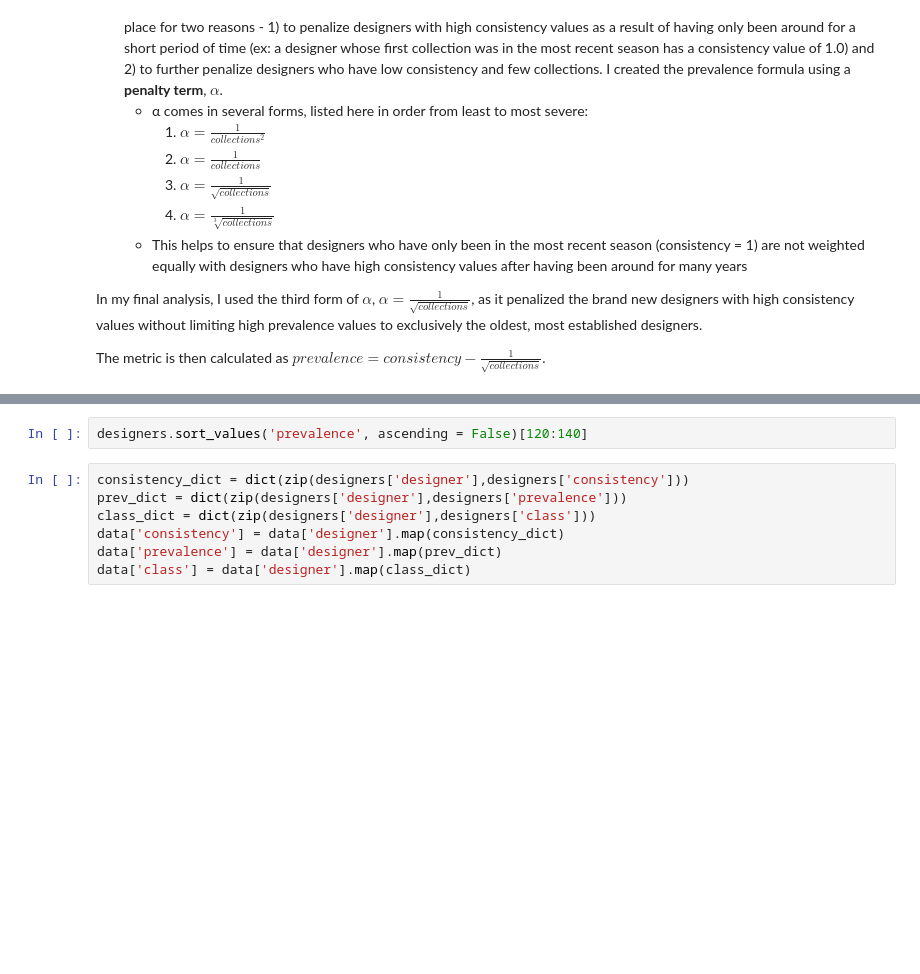
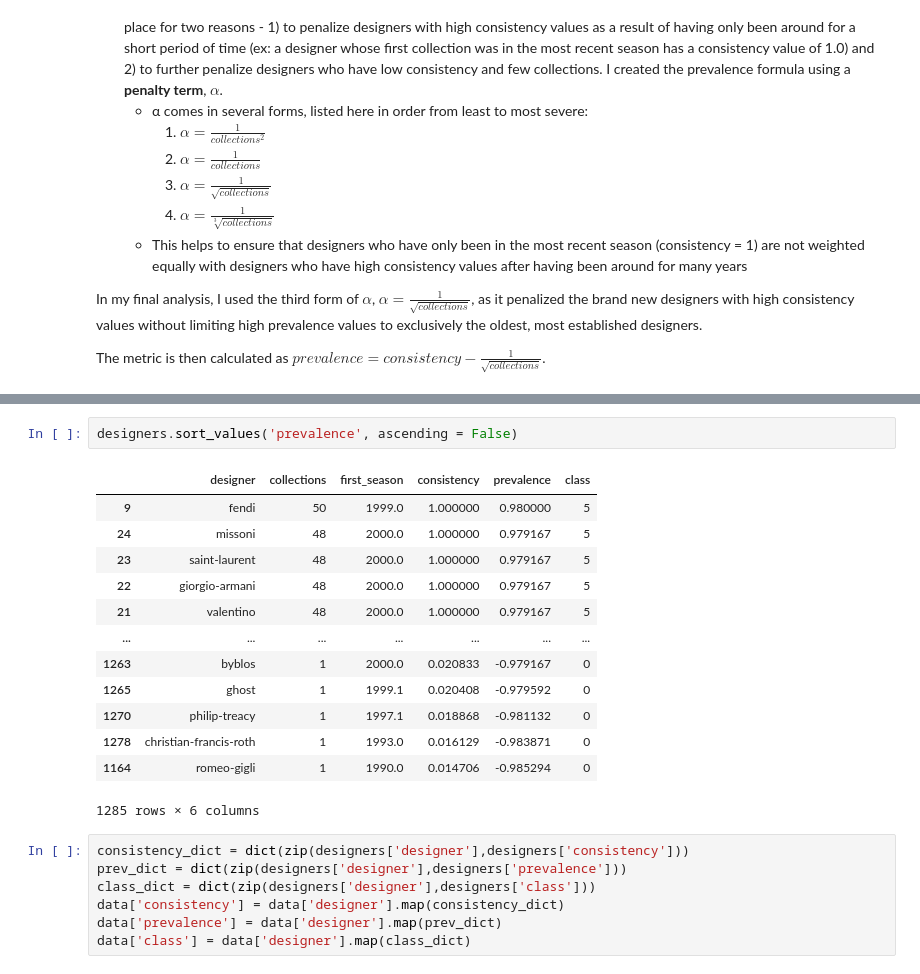
Before and after one commit to bellagracefinck/trend_cycle, a Jupyter notebook: feature_engineering.ipynb, the cells around one changed output, grey strips where cells are left out. Cells and saved outputs as stored; diff of their text form; blank space fills up the shorter version.

```diff
--- a/feature_engineering.ipynb
+++ b/feature_engineering.ipynb
@@ -211,5 +257,19 @@ designers.sort_values('consistency', ascending = False)
 # %%
-designers.sort_values('prevalence', ascending = False)[120:140]
+designers.sort_values('prevalence', ascending = False)
+# %% [output]
+|  | designer | collections | first_season | consistency | prevalence | class |
+| 9 | fendi | 50 | 1999.0 | 1.000000 | 0.980000 | 5 |
+| 24 | missoni | 48 | 2000.0 | 1.000000 | 0.979167 | 5 |
+| 23 | saint-laurent | 48 | 2000.0 | 1.000000 | 0.979167 | 5 |
+| 22 | giorgio-armani | 48 | 2000.0 | 1.000000 | 0.979167 | 5 |
+| 21 | valentino | 48 | 2000.0 | 1.000000 | 0.979167 | 5 |
+| ... | ... | ... | ... | ... | ... | ... |
+| 1263 | byblos | 1 | 2000.0 | 0.020833 | -0.979167 | 0 |
+| 1265 | ghost | 1 | 1999.1 | 0.020408 | -0.979592 | 0 |
+| 1270 | philip-treacy | 1 | 1997.1 | 0.018868 | -0.981132 | 0 |
+| 1278 | christian-francis-roth | 1 | 1993.0 | 0.016129 | -0.983871 | 0 |
+| 1164 | romeo-gigli | 1 | 1990.0 | 0.014706 | -0.985294 | 0 |
+1285 rows × 6 columns
 # %%
 consistency_dict = dict(zip(designers['designer'],designers['consistency']))
 prev_dict = dict(zip(designers['designer'],designers['prevalence']))
```
Also changed, not shown: parts of 9 cells of this notebook, 2 other files.
